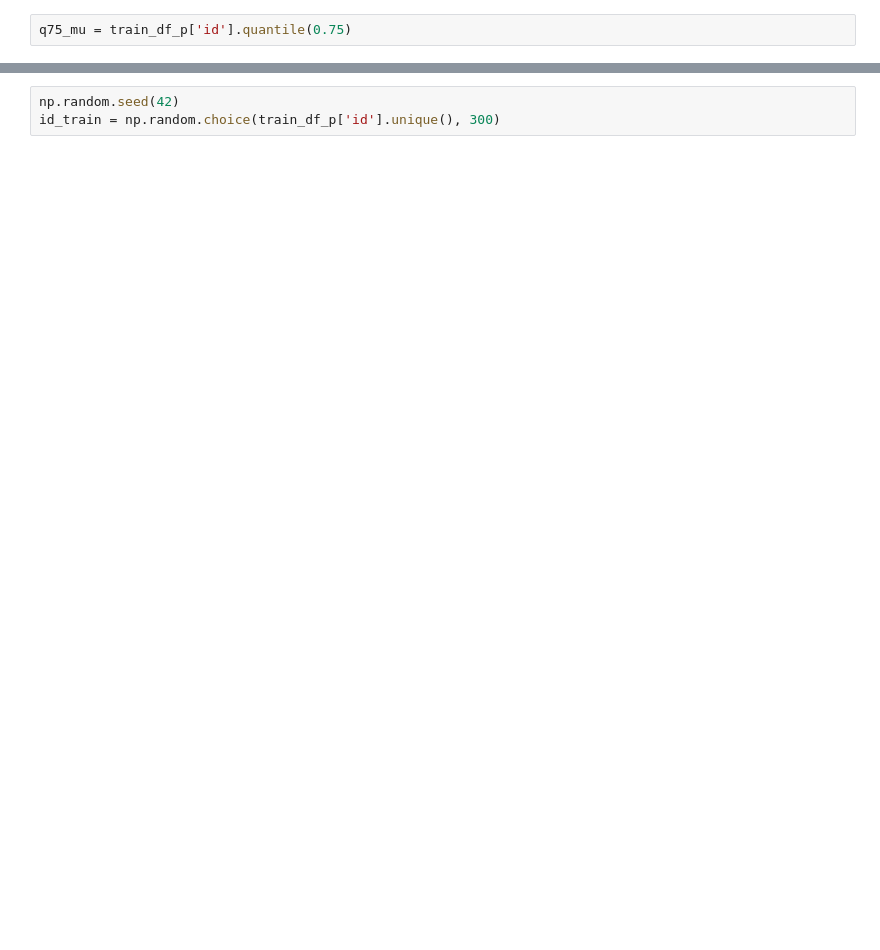
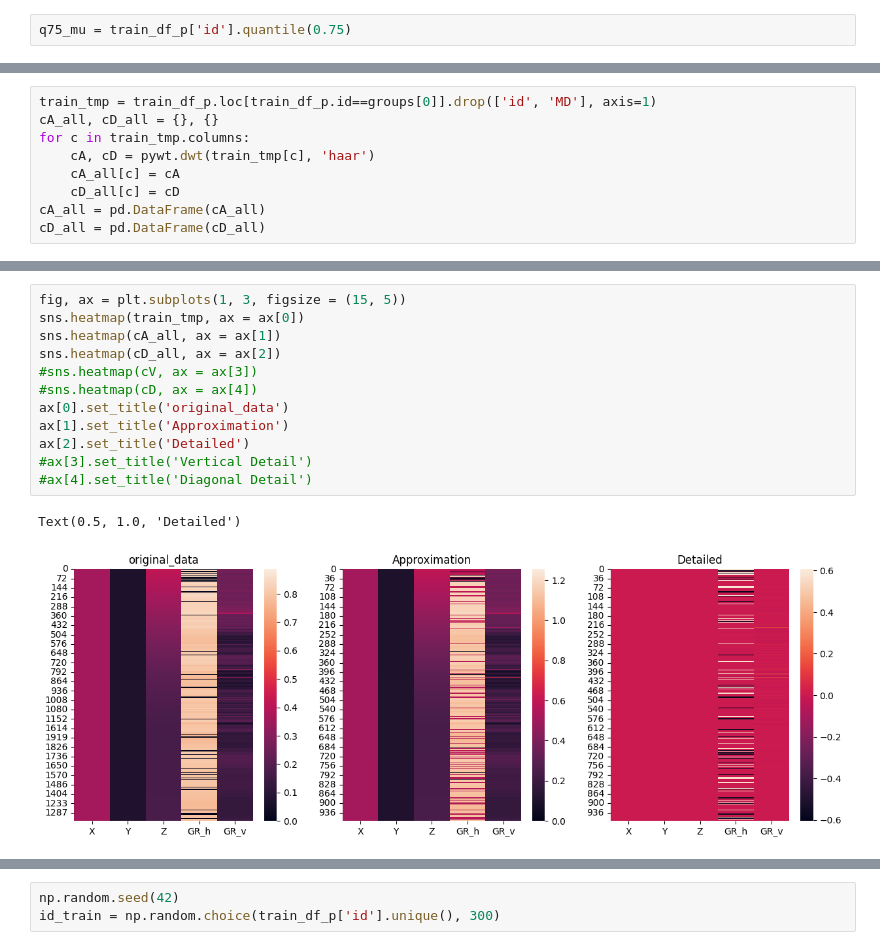
Before and after one commit to affogato-lab/rogii-crepe, a Jupyter notebook: oil-drill.ipynb, the cells around one changed output, grey strips where cells are left out. Saved outputs shown, nothing was run; the diff lists cells and outputs as text; blank space fills up the shorter version.

```diff
--- a/oil-drill.ipynb
+++ b/oil-drill.ipynb
@@ -300,0 +347,9 @@ dtype: float64
+# %%
+train_tmp = train_df_p.loc[train_df_p.id==groups[0]].drop(['id', 'MD'], axis=1)
+cA_all, cD_all = {}, {}
+for c in train_tmp.columns:
+    cA, cD = pywt.dwt(train_tmp[c], 'haar')
+    cA_all[c] = cA
+    cD_all[c] = cD
+cA_all = pd.DataFrame(cA_all)
+cD_all = pd.DataFrame(cD_all)
@@ -301,3 +364,18 @@ dtype: float64
+# %%
+fig, ax = plt.subplots(1, 3, figsize = (15, 5))
+sns.heatmap(train_tmp, ax = ax[0])
+sns.heatmap(cA_all, ax = ax[1])
+sns.heatmap(cD_all, ax = ax[2])
+#sns.heatmap(cV, ax = ax[3])
+#sns.heatmap(cD, ax = ax[4])
+ax[0].set_title('original_data')
+ax[1].set_title('Approximation')
+ax[2].set_title('Detailed')
+#ax[3].set_title('Vertical Detail')
+#ax[4].set_title('Diagonal Detail')
+# %% [output]
+Text(0.5, 1.0, 'Detailed')
+[figure, added]
 # %%
 strategy = tf.distribute.MirroredStrategy()
 print(f"Number of devices being used for parallel processing: {strategy.num_replicas_in_sync}")
```
Also changed, not shown: parts of 26 cells of this notebook.
